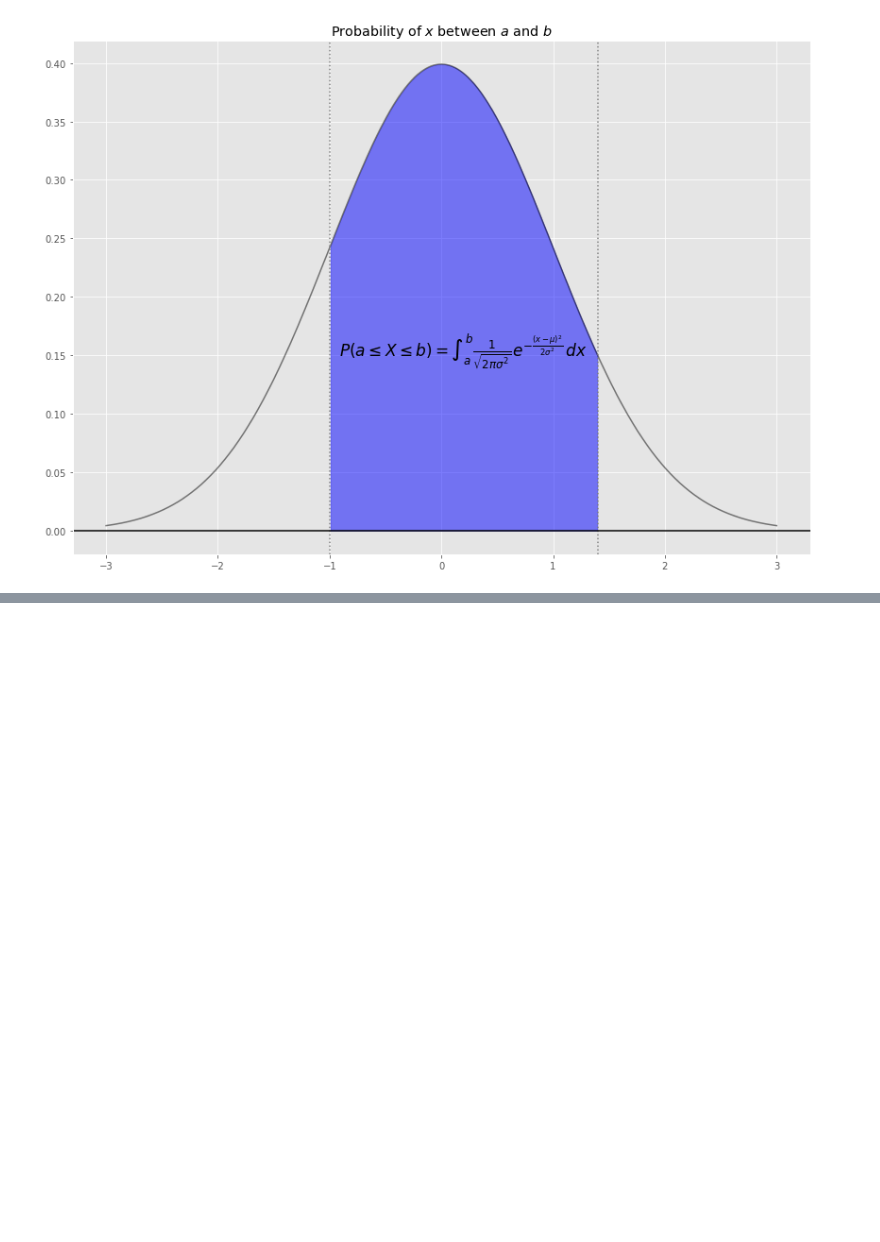
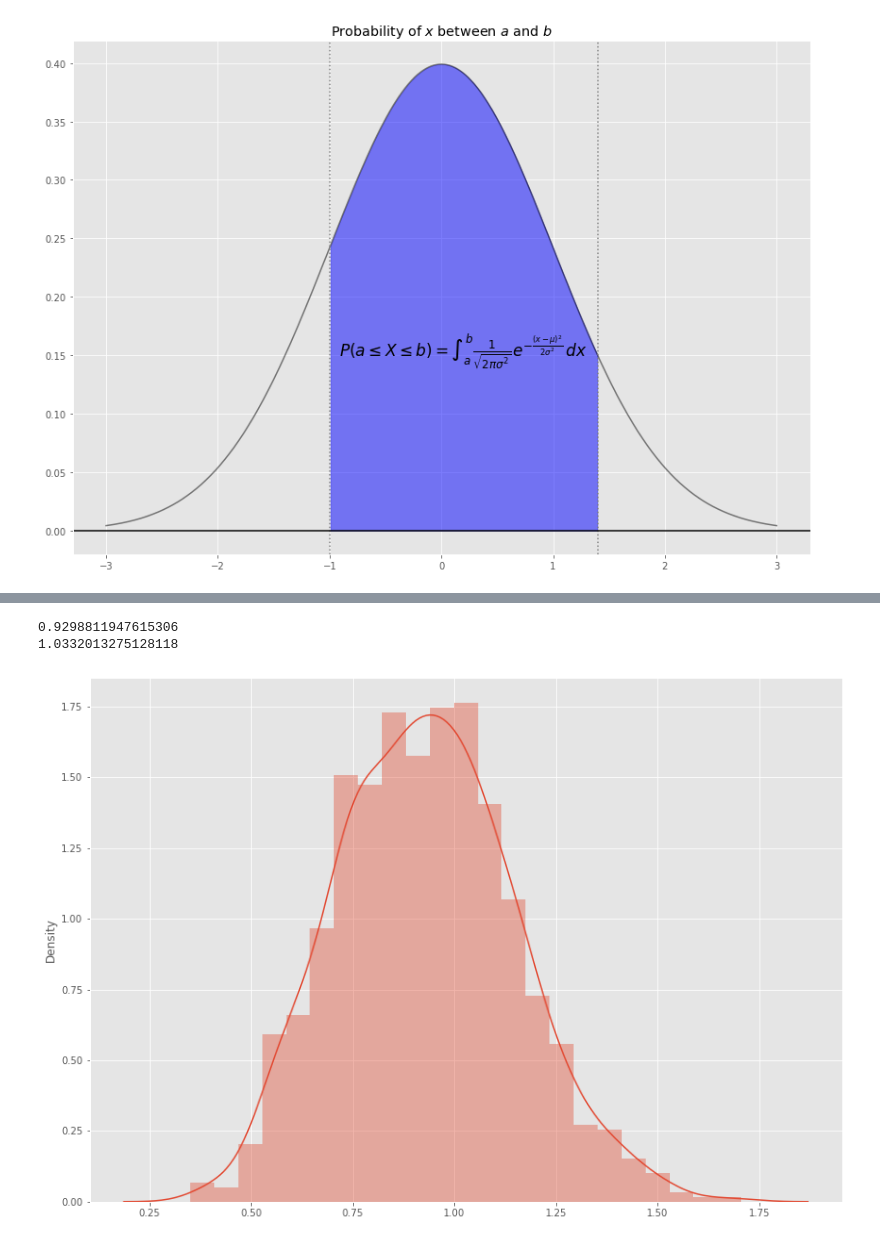
Before and after one commit to kiehozero/atu-progda2022, a Jupyter notebook: week8-bias/bias.ipynb, the cells around one changed output, grey strips where cells are left out. Saved outputs shown, nothing was run; the diff lists cells and outputs as text; code cells hidden in the pictures; blank space fills up the shorter version.

```diff
--- a/week8-bias/bias.ipynb
+++ b/week8-bias/bias.ipynb
@@ -75,0 +104,10 @@ plt.fill_between(xseg, ss.norm.pdf(xseg), color='y', alpha=0.5, linewidth=0)
+# %%
+# 0:6.3f just asks python to print numbers between 0 and 6 to 3 decimal places
+np.set_printoptions(formatter={'float': lambda x: '{0:6.3f}'.format(x)})
+
+sampsize = 10
+nosamps = 1000
+# generate 1000 samples of a 10-set sample
+samp = np.random.standard_normal((nosamps, sampsize))
+
+print(samp)
@@ -75,0 +122,4 @@ plt.fill_between(xseg, ss.norm.pdf(xseg), color='y', alpha=0.5, linewidth=0)
+# %%
+# calculate the mean of each the above samples, the axis paramter in the sum() just determines to do it row-by-row
+mean = samp.sum(axis=1) / sampsize
+print(mean)
@@ -75,0 +144,22 @@ plt.fill_between(xseg, ss.norm.pdf(xseg), color='y', alpha=0.5, linewidth=0)
+# %%
+# calculate the variance of each set by subtracting the mean from each value
+# within the set, then square each result, then divide that by the sample size
+vari = (samp - mean[:, np.newaxis])**2
+vari = vari.sum(axis=1) / sampsize
+# standard deviation is simply the square of the variance
+stddev = np.sqrt(vari)
+
+
+mean_stddev = stddev.sum() / nosamps
+# this calculation will be fundamentally under-representative
+print(mean_stddev)
+# the below calculation, known as Bessel's correction, fixes this
+print(mean_stddev * (sampsize / (sampsize - 1.0)))
+# %% [output]
+0.9298811947615306
+1.0332013275128118
+# %%
+import seaborn as sns
+sns.distplot(stddev);
+# %% [output]
+[figure, added]
```
Also changed, not shown: parts of 10 cells of this notebook, 1 other file.
